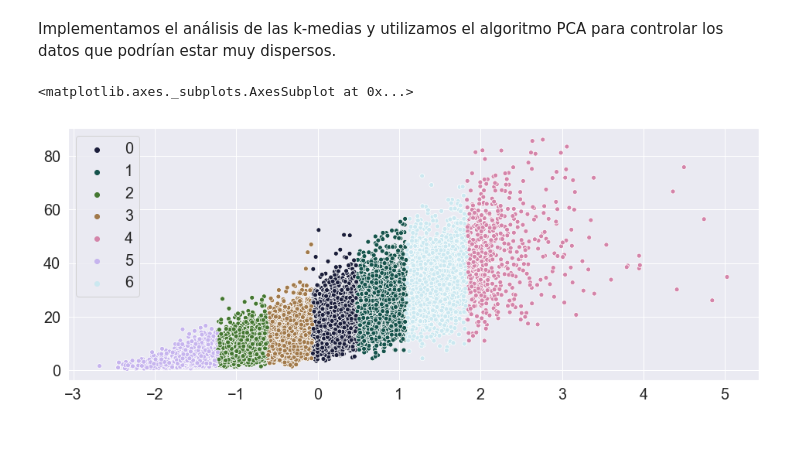
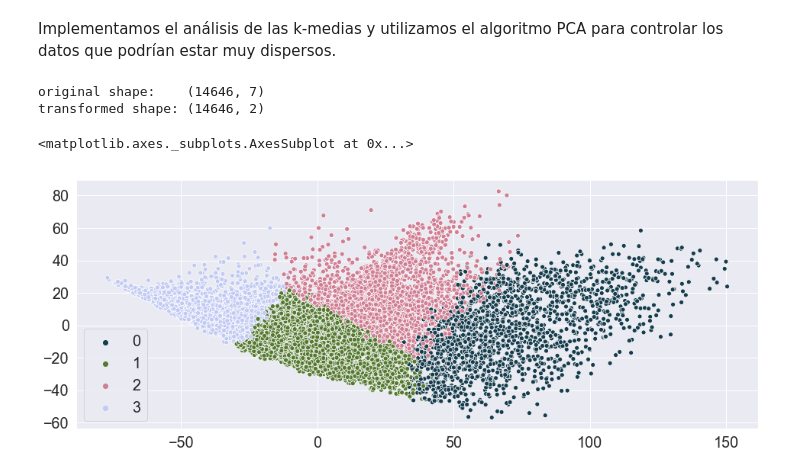
Before and after one commit to BrayanDurazo/EvidenciasCursoML, a Jupyter notebook: Datos_marginacion.ipynb, the cells around one changed output. Drawn from its saved outputs; the diff is of its cells as text; code cells hidden in the pictures; blank space fills up the shorter version.

Commit message:
Sea agregan clustering y regresión lineal

```diff
--- a/Datos_marginacion.ipynb
+++ b/Datos_marginacion.ipynb
@@ -206,15 +212,21 @@ plt.show()
+# %%
+kmeans = KMeans(n_clusters=4)
+y = kmeans.fit_predict(X)
 # %% [markdown]
 Implementamos el análisis de las k-medias y utilizamos el algoritmo PCA para controlar los datos que podrían estar muy dispersos.
-# %%
-pca = PCA(n_components=1).fit(Y)
-pca_d = pca.transform(Y)
-pca_c = pca.transform(X)
-
-kmeans=KMeans(n_clusters=7)
-kmeansoutput=kmeans.fit(Y)
-
-pl.figure(figsize=(16,6))
-sns.scatterplot(x=pca_d[:, 0], y=pca_c[:, 0], hue=kmeansoutput.labels_, palette=sns.color_palette("cubehelix", 7))
-# %% [output]
-<matplotlib.axes._subplots.AxesSubplot at 0x...>
-[figure, removed]
+# %%
+pca = PCA(n_components=2)
+pca.fit(X)
+X_pca = pca.transform(X)
+print("original shape:   ", X.shape)
+print("transformed shape:", X_pca.shape)
+
+plt.figure(figsize=(16,6))
+
+X_new = pca.inverse_transform(X_pca)
+sns.scatterplot(X_pca[:, 0], X_pca[:, 1], hue=y, palette=sns.color_palette("cubehelix", 4))
+# %% [output]
+original shape:    (14646, 7)
+transformed shape: (14646, 2)
+<matplotlib.axes._subplots.AxesSubplot at 0x...>
+[figure, added]
```
Also changed, not shown: parts of 10 cells of this notebook.
